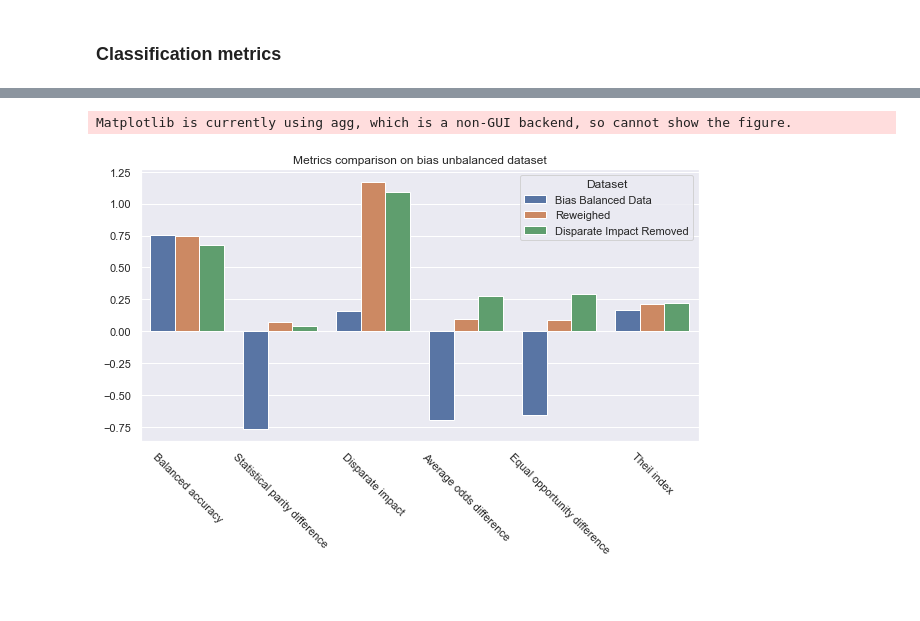
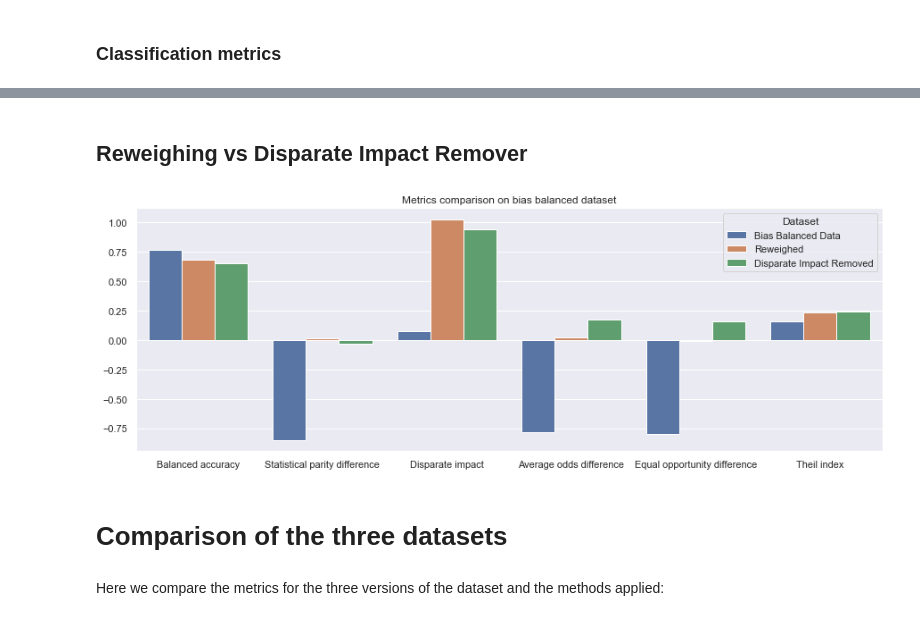
Before and after one commit to giordanoDaloisio/bias-mitigation-methods, a Jupyter notebook: bias-methods-comparison.ipynb, the cells around one changed output, grey strips where cells are left out. Drawn from its saved outputs; the diff is of its cells as text; code cells hidden in the pictures; blank space fills up the shorter version.

```diff
--- a/bias-methods-comparison.ipynb
+++ b/bias-methods-comparison.ipynb
@@ -689,6 +698,6 @@ Matplotlib is currently using agg, which is a non-GUI backend, so cannot show th
 # %%
-bias_bal_data = bias_data.copy()
-bias_bal_data.loc[(bias_data['s'] == 1) & (bias_data.index < int(n_samples/2)) , 10] = 1.0
+bias_bal_data = bias_data.copy(deep=True)
+bias_bal_data.loc[(bias_data['s'] == 1) & (bias_data.index < int(n_samples/2)) & (bias_data[10]==0.0) , 10] = 1.0
 # %%
 sns.barplot(x=bias_bal_data[10].value_counts().index, y=bias_bal_data[10].value_counts().values)
 plt.show()
@@ -742,6 +749,6 @@ Theil index = 0.1628
 # %% [markdown]
 ## Reweighing
 # %%
-rw_bal = bias_bal_bin.copy()
+rw_bal = bias_bal_bin.copy(deepcopy=True)
 rw = Reweighing(unprivileged_group, privileged_group)
 rw_bal = rw.fit_transform(rw_bal)
@@ -791,7 +797,7 @@ Matplotlib is currently using agg, which is a non-GUI backend, so cannot show th
 # %% [markdown]
 ## Disparate Impact Remover
 # %%
-dir_bal = bias_bal_bin.copy()
+dir_bal = bias_bal_bin.copy(deepcopy=True)
 scaler = MinMaxScaler()
 dir_bal.features = scaler.fit_transform(dir_bal.features)
 dr = DisparateImpactRemover(sensitive_attribute='s')
@@ -840,19 +845,17 @@ Matplotlib is currently using agg, which is a non-GUI backend, so cannot show th
+# %% [markdown]
+## Reweighing vs Disparate Impact Remover
 # %%
-merged_metrics = pd.DataFrame(bias_bal_metrics, index=[0])
-merged_metrics = merged_metrics.append(rw_metrics, ignore_index=True)
-merged_metrics = merged_metrics.append(dir_score, ignore_index=True)
-merged_metrics.loc[0,'Dataset'] = 'Bias Balanced Data'
-merged_metrics.loc[1,'Dataset'] = 'Reweighed'
-merged_metrics.loc[2,'Dataset'] = 'Disparate Impact Removed'
-merged_metrics = merged_metrics.melt(id_vars='Dataset', value_name='values', var_name='metrics')
+bal_merged_metrics = merge_datasets({
+    'Bias Balanced Data': bias_bal_metrics,
+    'Reweighed': rw_metrics,
+    'Disparate Impact Removed': dir_score
+})
 # %%
-fig, ax = plt.subplots(1,1,figsize=(10,5))
-sns.barplot(data = merged_metrics, x='metrics', y='values', hue='Dataset', ax=ax)
-plt.xticks(rotation=-45)
-plt.ylabel(ylabel='')
-plt.xlabel(xlabel='')
-plt.title('Metrics comparison on bias unbalanced dataset')
+plot_syntesis(bal_merged_metrics, 'Metrics comparison on bias balanced dataset')
 plt.show()
 # %% [output]
-Matplotlib is currently using agg, which is a non-GUI backend, so cannot show the figure.
-[figure, old version]
+[figure, new version]
+# %% [markdown]
+# Comparison of the three datasets
+# %% [markdown]
+Here we compare the metrics for the three versions of the dataset and the methods applied:
```
Also changed, not shown: parts of 83 cells of this notebook.
